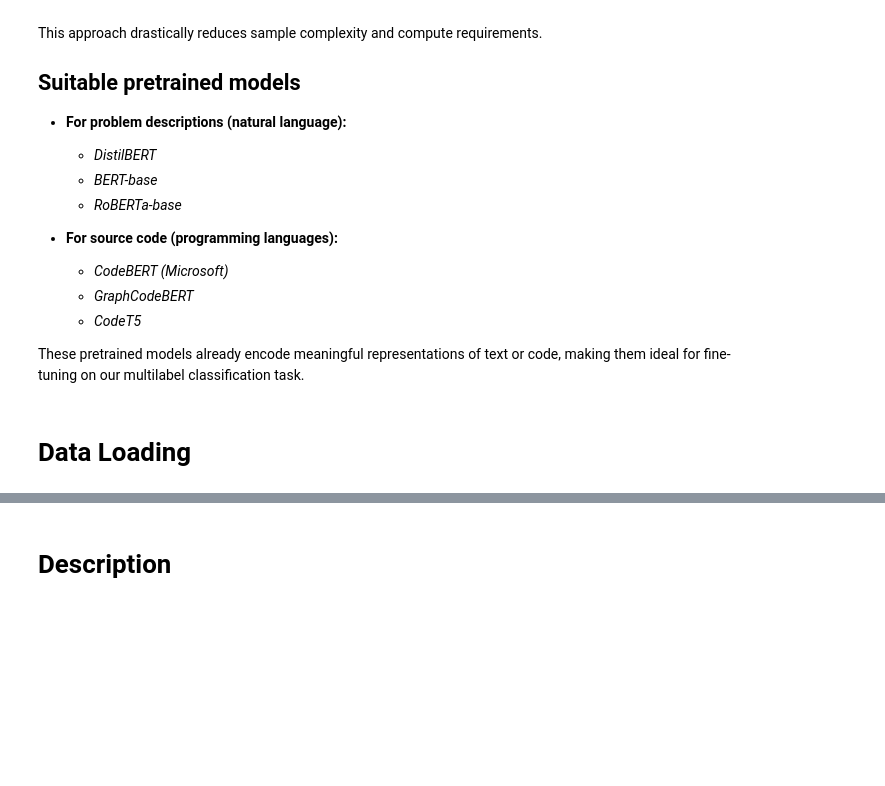
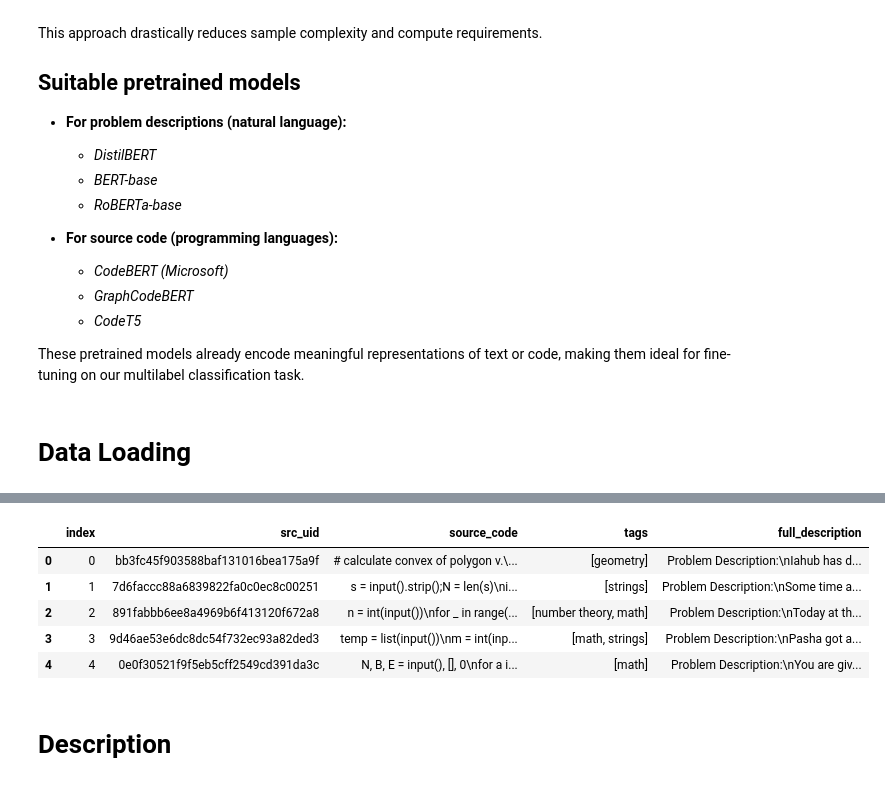
Before and after one commit to valdugay/illuin_interview, a Jupyter notebook: notebooks/dl_approach.ipynb, the cells around one changed output, grey strips where cells are left out. Drawn from its saved outputs; the diff is of its cells as text; code cells hidden in the pictures; blank space fills up the shorter version.

```diff
--- a/notebooks/dl_approach.ipynb
+++ b/notebooks/dl_approach.ipynb
@@ -82,3 +78,19 @@ df.head()
+# %%
+# Colab Case
+
+dataset_url = (
+    "https://raw.githubusercontent.com/valdugay/illuin_interview/main/data/processed/cleaned_code_classification_dataset.jsonl"
+)
+
+df = pd.read_json(dataset_url, lines=True)
+df.head()
+# %% [output]
+|  | index | src_uid | source_code | tags | full_description |
+| 0 | 0 | bb3fc45f903588baf131016bea175a9f | # calculate convex of polygon v.\... | [geometry] | Problem Description:\nIahub has d... |
+| 1 | 1 | 7d6faccc88a6839822fa0c0ec8c00251 | s = input().strip();N = len(s)\ni... | [strings] | Problem Description:\nSome time a... |
+| 2 | 2 | 891fabbb6ee8a4969b6f413120f672a8 | n = int(input())\nfor _ in range(... | [number theory, math] | Problem Description:\nToday at th... |
+| 3 | 3 | 9d46ae53e6dc8dc54f732ec93a82ded3 | temp = list(input())\nm = int(inp... | [math, strings] | Problem Description:\nPasha got a... |
+| 4 | 4 | 0e0f30521f9f5eb5cff2549cd391da3c | N, B, E = input(), [], 0\nfor a i... | [math] | Problem Description:\nYou are giv... |
 # %%
 def get_labels(df):
     """ Return 8-length binary vectors representing the labels """
```
Also changed, not shown: parts of 40 cells of this notebook.
